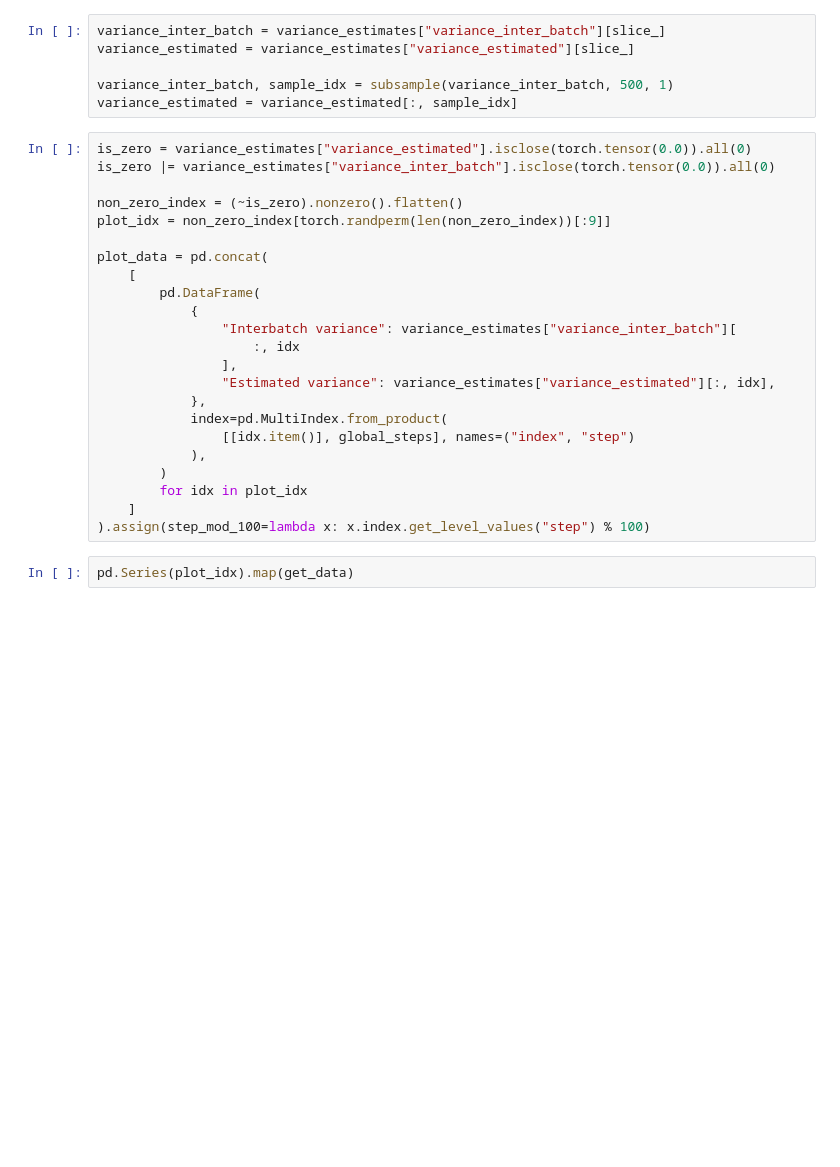
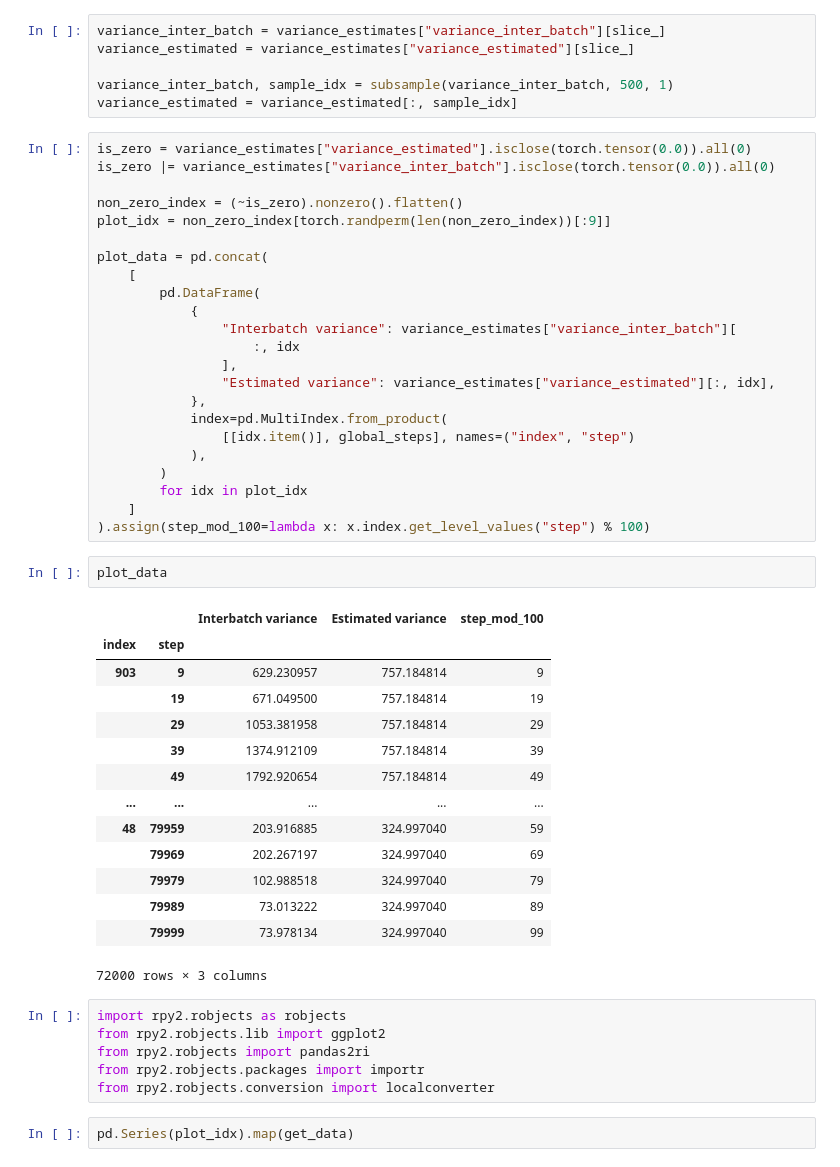
Before and after one commit to sorenhartmann/Speciale, a Jupyter notebook: notebooks/sghmc_gradients.ipynb, the cells around one changed output. Drawn from its saved outputs; the diff is of its cells as text; blank space fills up the shorter version.

```diff
--- a/notebooks/sghmc_gradients.ipynb
+++ b/notebooks/sghmc_gradients.ipynb
@@ -53,6 +53,29 @@ plot_data = pd.concat(
         for idx in plot_idx
     ]
 ).assign(step_mod_100=lambda x: x.index.get_level_values("step") % 100)
+# %%
+plot_data
+# %% [output]
+|  |  | Interbatch variance | Estimated variance | step_mod_100 |
+| index | step |  |  |  |
+| 903 | 9 | 629.230957 | 757.184814 | 9 |
+|  | 19 | 671.049500 | 757.184814 | 19 |
+|  | 29 | 1053.381958 | 757.184814 | 29 |
+|  | 39 | 1374.912109 | 757.184814 | 39 |
+|  | 49 | 1792.920654 | 757.184814 | 49 |
+| ... | ... | ... | ... | ... |
+| 48 | 79959 | 203.916885 | 324.997040 | 59 |
+|  | 79969 | 202.267197 | 324.997040 | 69 |
+|  | 79979 | 102.988518 | 324.997040 | 79 |
+|  | 79989 | 73.013222 | 324.997040 | 89 |
+|  | 79999 | 73.978134 | 324.997040 | 99 |
+72000 rows × 3 columns
+# %%
+import rpy2.robjects as robjects
+from rpy2.robjects.lib import ggplot2
+from rpy2.robjects import pandas2ri
+from rpy2.robjects.packages import importr
+from rpy2.robjects.conversion import localconverter
 # %%
 pd.Series(plot_idx).map(get_data)
 # %%
```
Also changed, not shown: parts of 2 cells of this notebook, 21 other files.
